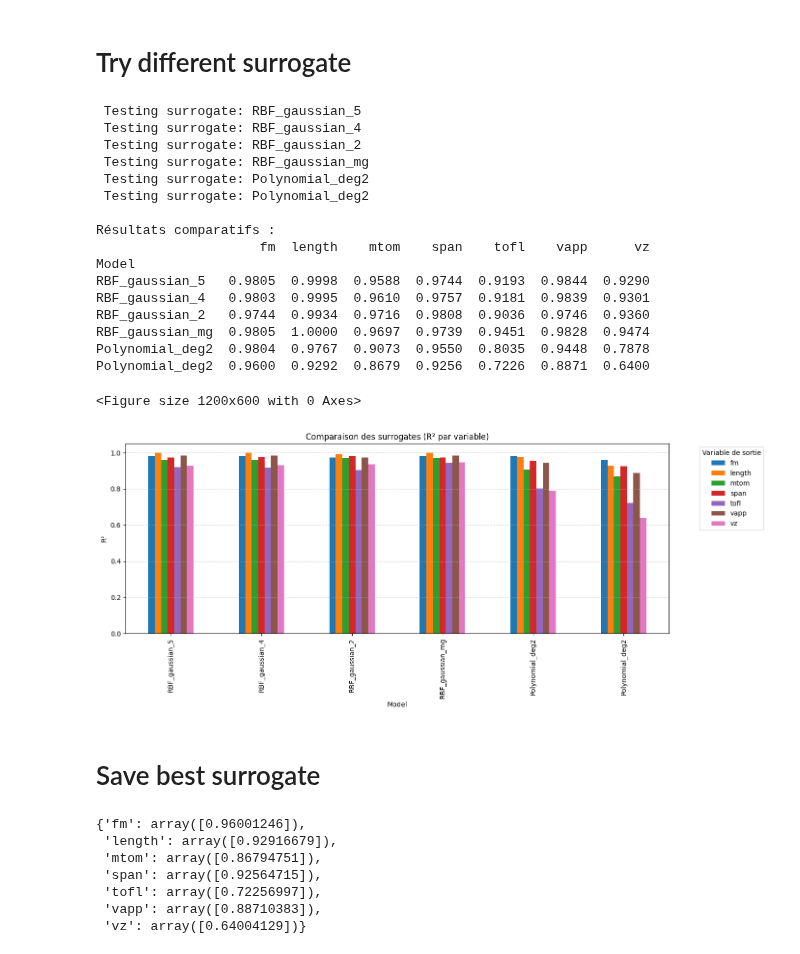
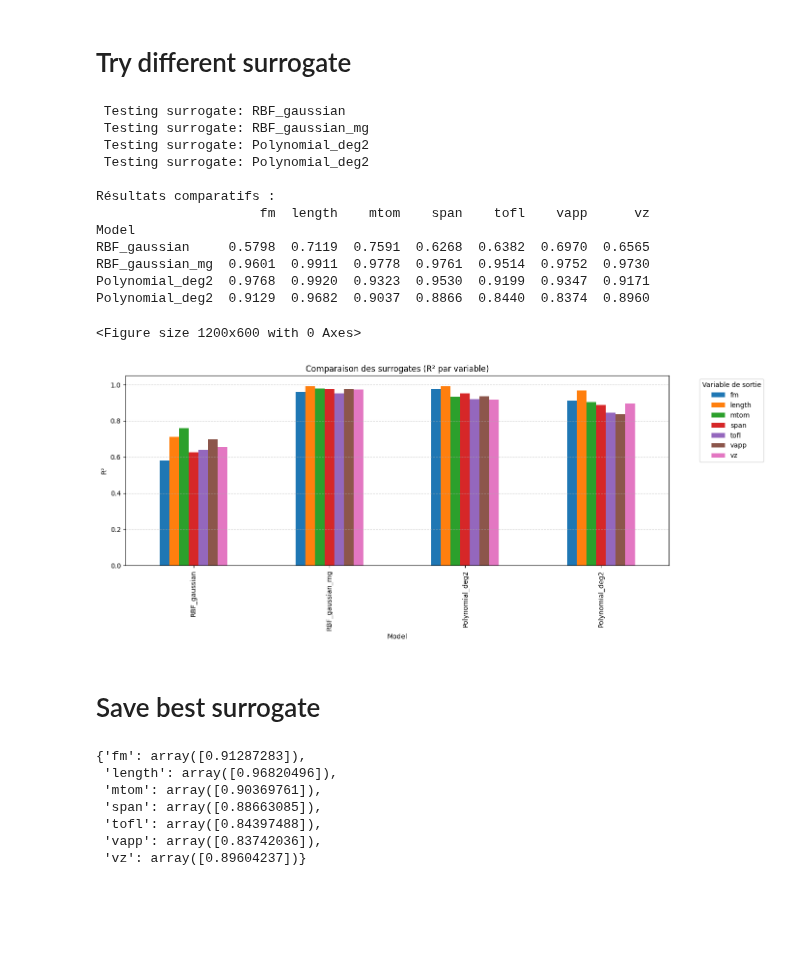
Before and after one commit to hannabkre/lh2pac, a Jupyter notebook: docs/scripts/project/UC1_surrogate_pb3.ipynb, the cells around one changed output. Saved outputs shown, nothing was run; the diff lists cells and outputs as text; code cells hidden in the pictures; blank space fills up the shorter version.

```diff
--- a/docs/scripts/project/UC1_surrogate_pb3.ipynb
+++ b/docs/scripts/project/UC1_surrogate_pb3.ipynb
@@ -46,3 +43,0 @@ disciplines = [AutoPyDiscipline(aerodynamic), AutoPyDiscipline(approach), AutoPy
-# %%
-update_default_inputs(disciplines, {"slst": 100000, "n_pax":120, "area":108.0711016127496, "ar":14.80506792391749})
-disciplines[0].io.input_grammar.defaults
@@ -67,6 +60,6 @@ design_space.add_variable('sef', lower_bound=0.99, upper_bound=1.03, value=1.0)
 # %% [markdown]
 c'est les bon algos names ?
 # %%
-training_dataset = sample_disciplines(disciplines, design_space, ["mtom","tofl", "vapp", "vz", "span", "length", "fm"], algo_name="OT_OPT_LHS", n_samples=20)
-test_dataset = sample_disciplines(disciplines, design_space, ["mtom","tofl", "vapp", "vz", "span", "length", "fm"], algo_name="OT_MONTE_CARLO", n_samples=20)
+training_dataset = sample_disciplines(disciplines, design_space, ["mtom","tofl", "vapp", "vz", "span", "length", "fm"], algo_name="OT_OPT_LHS", n_samples=28)
+test_dataset = sample_disciplines(disciplines, design_space, ["mtom","tofl", "vapp", "vz", "span", "length", "fm"], algo_name="OT_MONTE_CARLO", n_samples=28)
 # %% [output]
@@ -86,10 +79,8 @@ test_dataset = sample_disciplines(disciplines, design_space, ["mtom","tofl", "va
 # Try different surrogate
 # %%
 surrogate_configs = [
-    {"name": "RBF_gaussian_5", "model": "RBFRegressor", "function": "gaussian", "epsilon": 5},
-    {"name": "RBF_gaussian_4", "model": "RBFRegressor", "function": "gaussian", "epsilon": 4},
-    {"name": "RBF_gaussian_2", "model": "RBFRegressor", "function": "gaussian", "epsilon": 2},
-    {"name": "RBF_gaussian_mg", "model": "RBFRegressor", "function": "multiquadric", "epsilon": 5},
+    {"name": "RBF_gaussian", "model": "RBFRegressor", "function": "gaussian"},
+    {"name": "RBF_gaussian_mg", "model": "RBFRegressor", "function": "multiquadric"},
     {"name": "Polynomial_deg2", "model": "PolynomialRegressor", "degree": 2},
     {"name": "Polynomial_deg2", "model": "PolynomialRegressor", "degree": 3},
 ]
@@ -107,43 +98,39 @@ for config in surrogate_configs:
     r2 = surrogate.get_error_measure("R2Measure")
     test_scores = r2.compute_test_measure(test_dataset, as_dict=True)
 
     flat_scores = {key: float(value) for key, value in test_scores.items()}
     flat_scores["Model"] = name
     results.append(flat_scores)
 
 df_results = pd.DataFrame(results)
 df_results = df_results.set_index("Model")
 print("\nRésultats comparatifs :")
 print(df_results.round(4)
 )
 plt.figure(figsize=(12, 6))
 df_results.plot(kind="bar", figsize=(14, 6))
 plt.title("Comparaison des surrogates (R² par variable)")
 plt.ylabel("R²")
 plt.ylim(0, 1.05)
 plt.grid(True, axis='y', linestyle='--', alpha=0.6)
 plt.legend(title="Variable de sortie", bbox_to_anchor=(1.05, 1), loc='upper left')
 plt.tight_layout()
 plt.show()
 # %% [output]
- Testing surrogate: RBF_gaussian_5
- Testing surrogate: RBF_gaussian_4
- Testing surrogate: RBF_gaussian_2
+ Testing surrogate: RBF_gaussian
  Testing surrogate: RBF_gaussian_mg
  Testing surrogate: Polynomial_deg2
  Testing surrogate: Polynomial_deg2
 
 Résultats comparatifs :
                      fm  length    mtom    span    tofl    vapp      vz
 Model
-RBF_gaussian_5   0.9805  0.9998  0.9588  0.9744  0.9193  0.9844  0.9290
-RBF_gaussian_4   0.9803  0.9995  0.9610  0.9757  0.9181  0.9839  0.9301
-RBF_gaussian_2   0.9744  0.9934  0.9716  0.9808  0.9036  0.9746  0.9360
-RBF_gaussian_mg  0.9805  1.0000  0.9697  0.9739  0.9451  0.9828  0.9474
-Polynomial_deg2  0.9804  0.9767  0.9073  0.9550  0.8035  0.9448  0.7878
-Polynomial_deg2  0.9600  0.9292  0.8679  0.9256  0.7226  0.8871  0.6400
+RBF_gaussian     0.5798  0.7119  0.7591  0.6268  0.6382  0.6970  0.6565
+RBF_gaussian_mg  0.9601  0.9911  0.9778  0.9761  0.9514  0.9752  0.9730
+Polynomial_deg2  0.9768  0.9920  0.9323  0.9530  0.9199  0.9347  0.9171
+Polynomial_deg2  0.9129  0.9682  0.9037  0.8866  0.8440  0.8374  0.8960
 <Figure size 1200x600 with 0 Axes>
-[figure, old version]
+[figure, new version]
 # %% [markdown]
 # Save best surrogate
 # %%
@@ -151,13 +138,13 @@ surrogate_discipline = SurrogateDiscipline("RBFRegressor", epsilon = 5, data = t
 # %%
 r2.compute_test_measure(test_dataset, as_dict=True)
 # %% [output]
-{'fm': array([0.96001246]),
- 'length': array([0.92916679]),
- 'mtom': array([0.86794751]),
- 'span': array([0.92564715]),
- 'tofl': array([0.72256997]),
- 'vapp': array([0.88710383]),
- 'vz': array([0.64004129])}
+{'fm': array([0.91287283]),
+ 'length': array([0.96820496]),
+ 'mtom': array([0.90369761]),
+ 'span': array([0.88663085]),
+ 'tofl': array([0.84397488]),
+ 'vapp': array([0.83742036]),
+ 'vz': array([0.89604237])}
 # %%
 rmse = surrogate_discipline.get_error_measure("RMSEMeasure")
 rmse.compute_test_measure(test_dataset, as_dict=True)
```
Also changed, not shown: parts of 5 cells of this notebook, 3 other files.
